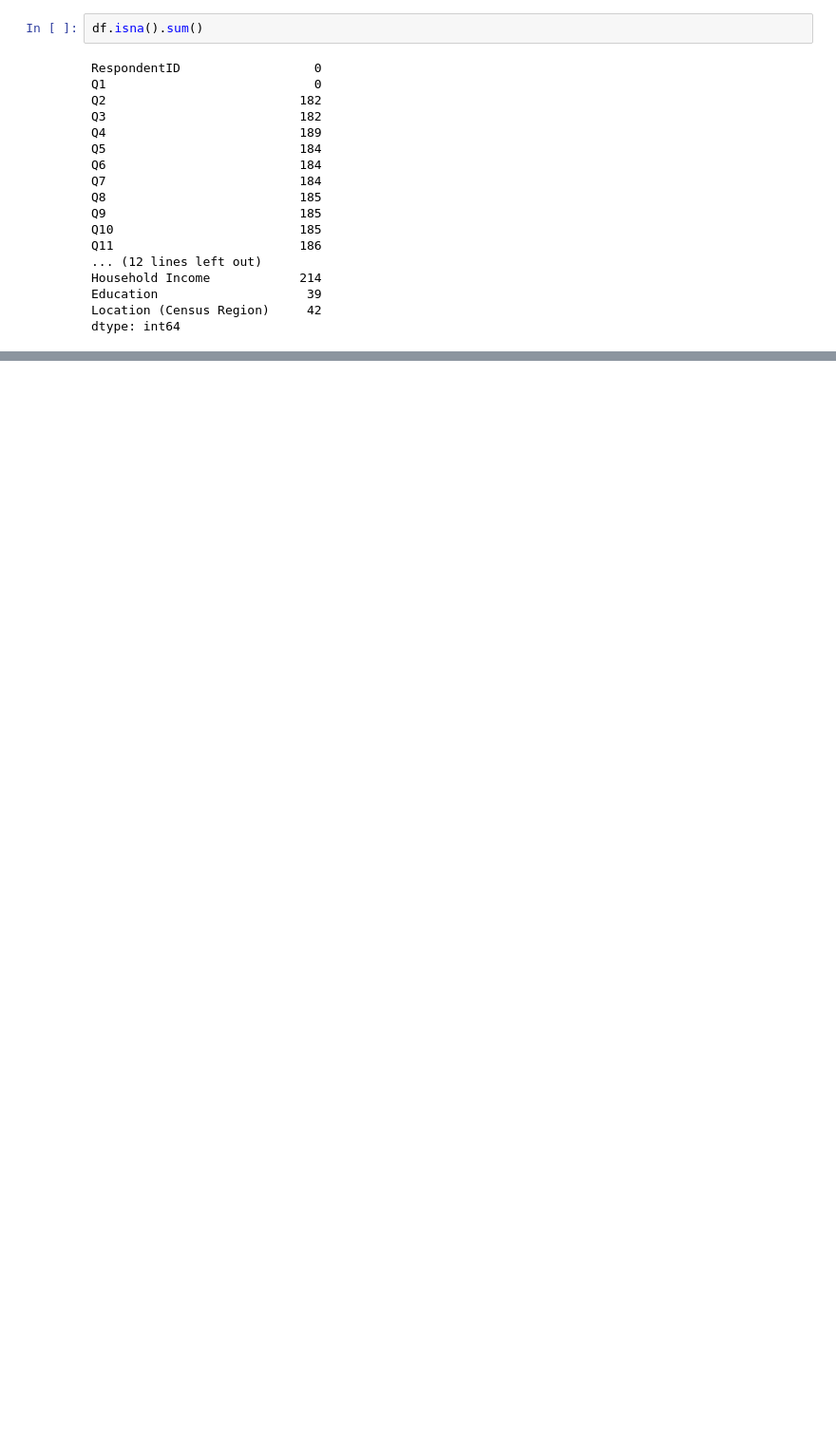
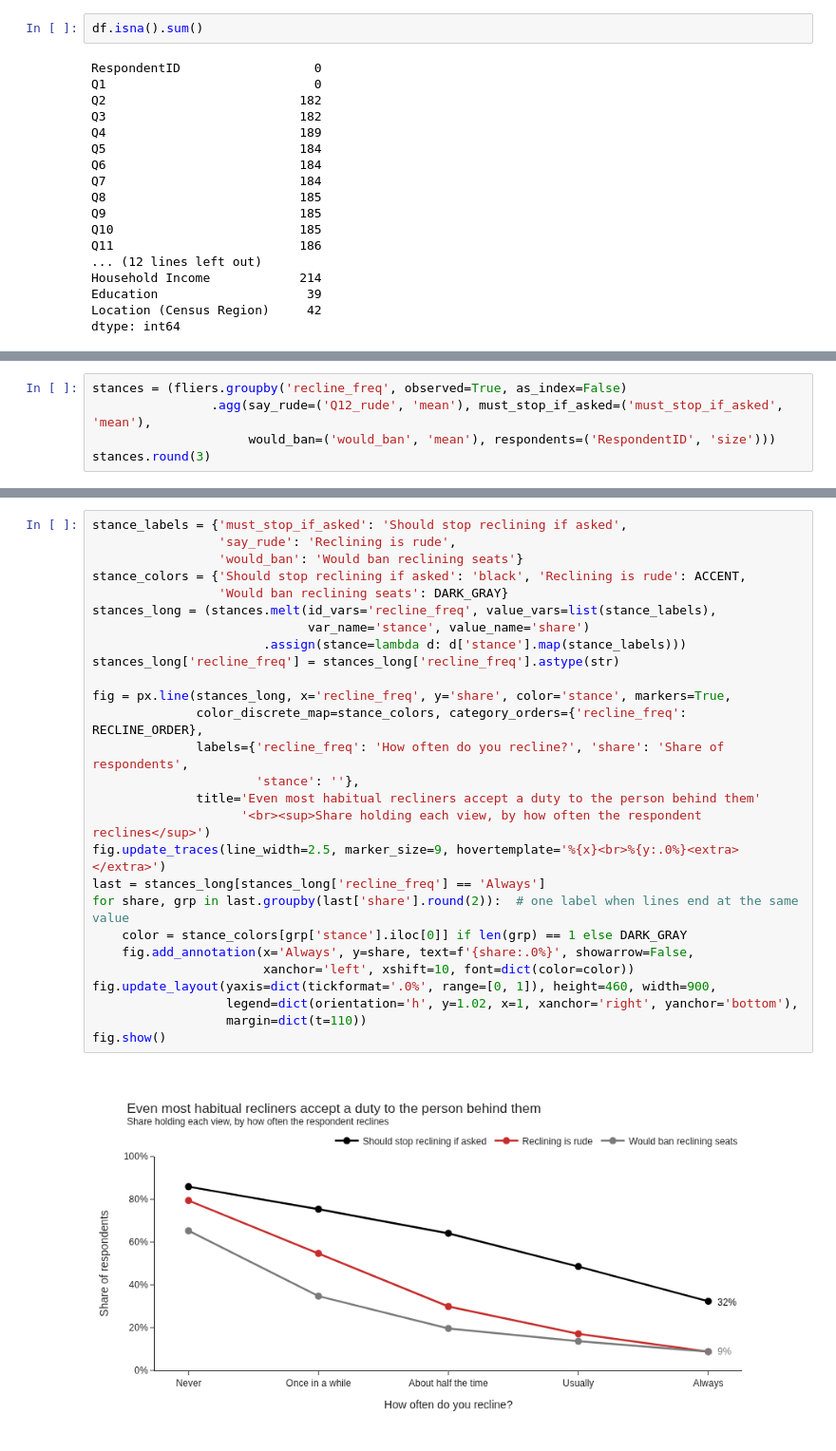
Before and after one commit to subwaymatch/analytics-case-development, a Jupyter notebook: flying-etiquette-survey-analysis/survey-analysis.ipynb, the cells around one changed output, grey strips where cells are left out. Shown at 95% size. Saved outputs shown, nothing was run; the diff lists cells and outputs as text; blank space fills up the shorter version.

```diff
--- a/flying-etiquette-survey-analysis/survey-analysis.ipynb
+++ b/flying-etiquette-survey-analysis/survey-analysis.ipynb
@@ -205,0 +547,5 @@ Q6: In a row of two seats, who should get to use the middle arm rest?
+# %%
+stances = (fliers.groupby('recline_freq', observed=True, as_index=False)
+                .agg(say_rude=('Q12_rude', 'mean'), must_stop_if_asked=('must_stop_if_asked', 'mean'),
+                     would_ban=('would_ban', 'mean'), respondents=('RespondentID', 'size')))
+stances.round(3)
@@ -205,0 +559,29 @@ Q6: In a row of two seats, who should get to use the middle arm rest?
+# %%
+stance_labels = {'must_stop_if_asked': 'Should stop reclining if asked',
+                 'say_rude': 'Reclining is rude',
+                 'would_ban': 'Would ban reclining seats'}
+stance_colors = {'Should stop reclining if asked': 'black', 'Reclining is rude': ACCENT,
+                 'Would ban reclining seats': DARK_GRAY}
+stances_long = (stances.melt(id_vars='recline_freq', value_vars=list(stance_labels),
+                             var_name='stance', value_name='share')
+                       .assign(stance=lambda d: d['stance'].map(stance_labels)))
+stances_long['recline_freq'] = stances_long['recline_freq'].astype(str)
+
+fig = px.line(stances_long, x='recline_freq', y='share', color='stance', markers=True,
+              color_discrete_map=stance_colors, category_orders={'recline_freq': RECLINE_ORDER},
+              labels={'recline_freq': 'How often do you recline?', 'share': 'Share of respondents',
+                      'stance': ''},
+              title='Even most habitual recliners accept a duty to the person behind them'
+                    '<br><sup>Share holding each view, by how often the respondent reclines</sup>')
+fig.update_traces(line_width=2.5, marker_size=9, hovertemplate='%{x}<br>%{y:.0%}<extra></extra>')
+last = stances_long[stances_long['recline_freq'] == 'Always']
+for share, grp in last.groupby(last['share'].round(2)):  # one label when lines end at the same value
+    color = stance_colors[grp['stance'].iloc[0]] if len(grp) == 1 else DARK_GRAY
+    fig.add_annotation(x='Always', y=share, text=f'{share:.0%}', showarrow=False,
+                       xanchor='left', xshift=10, font=dict(color=color))
+fig.update_layout(yaxis=dict(tickformat='.0%', range=[0, 1]), height=460, width=900,
+                  legend=dict(orientation='h', y=1.02, x=1, xanchor='right', yanchor='bottom'),
+                  margin=dict(t=110))
+fig.show()
+# %% [output]
+[figure, added]
```
Also changed, not shown: parts of 65 cells of this notebook.
